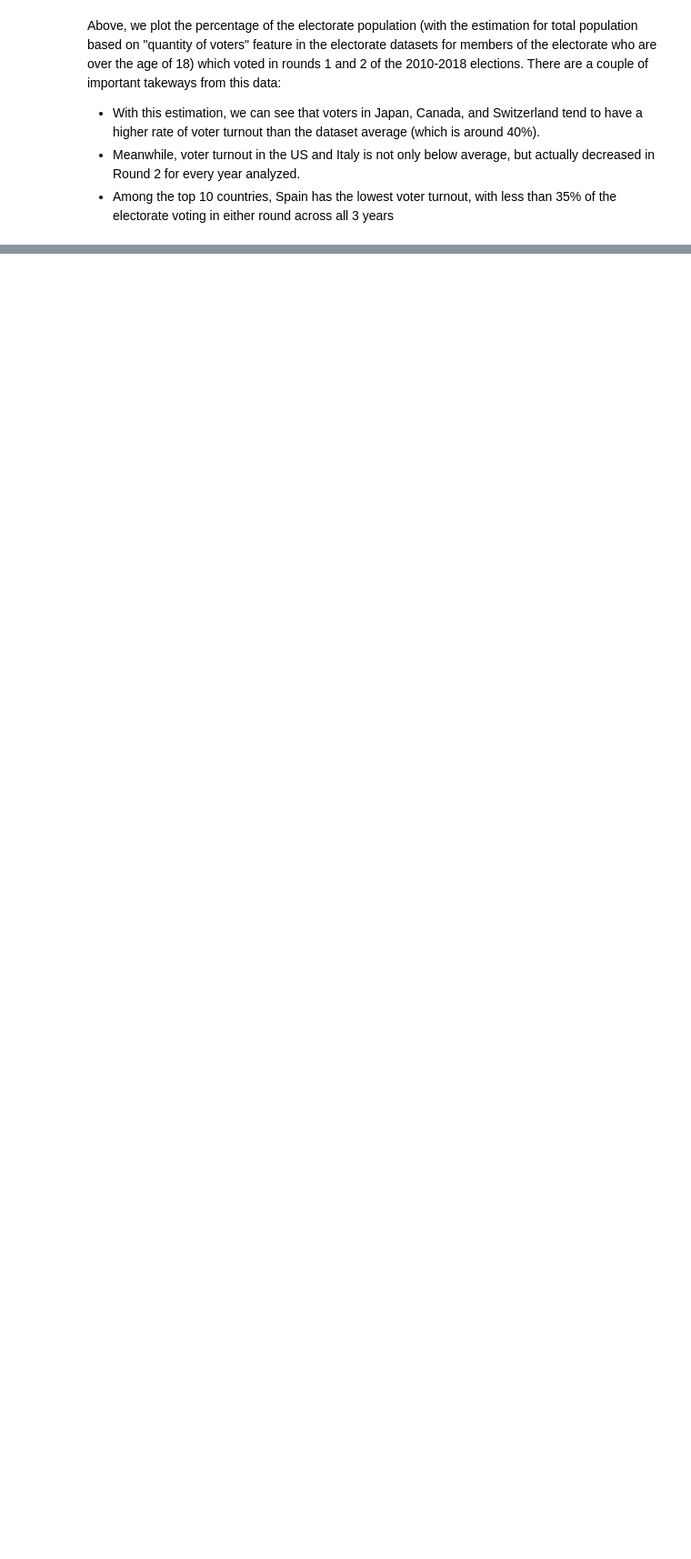
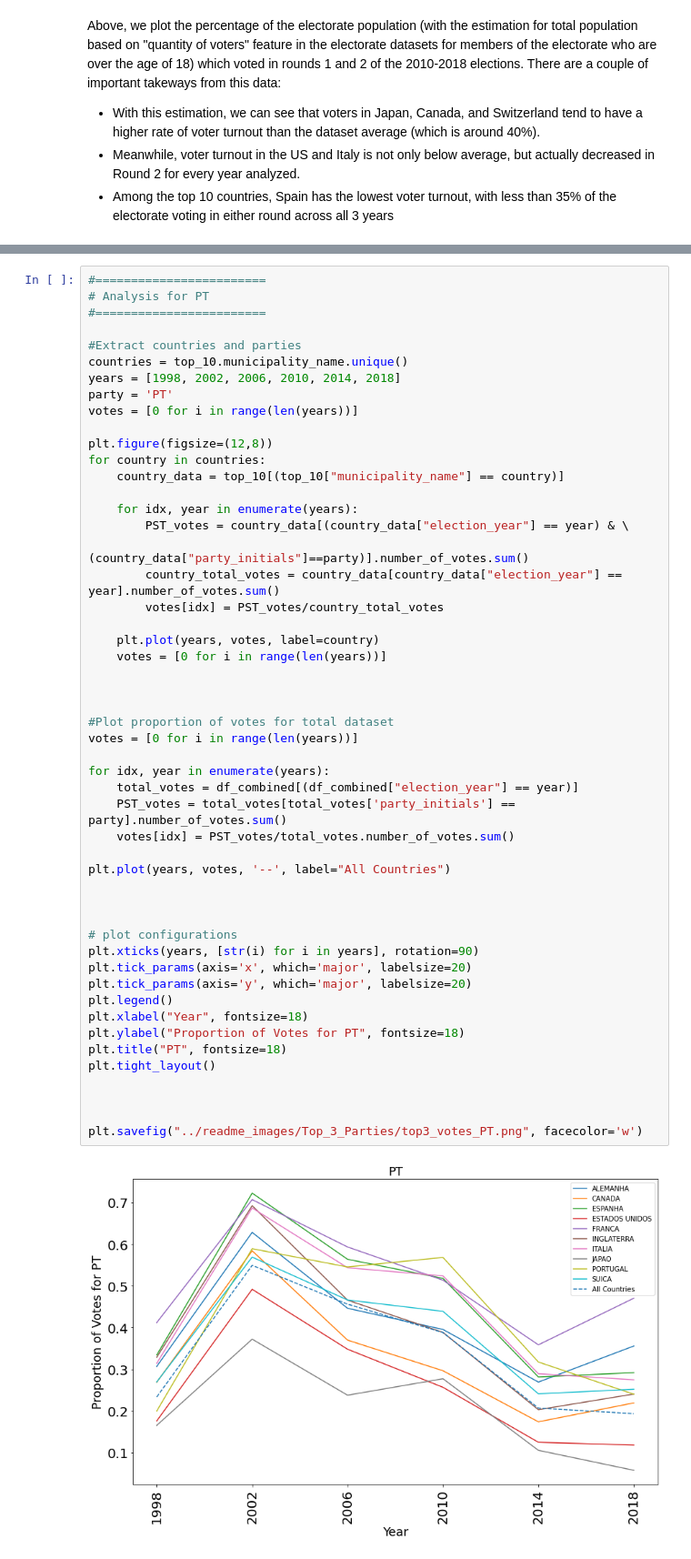
Before and after one commit to BU-Spark/ds-boston-bpda-br-election, a Jupyter notebook: TEAM1/src/votingdata.ipynb, the cells around one changed output, grey strips where cells are left out. Shown at 91% size. Saved outputs shown, nothing was run; the diff lists cells and outputs as text; blank space fills up the shorter version.

Commit message:
added analysis for top 3 parties

```diff
--- a/TEAM1/src/votingdata.ipynb
+++ b/TEAM1/src/votingdata.ipynb
@@ -954,0 +957,53 @@ Above, we plot the percentage of the electorate population (with the estimation
+# %%
+#========================
+# Analysis for PT
+#========================
+
+#Extract countries and parties
+countries = top_10.municipality_name.unique()
+years = [1998, 2002, 2006, 2010, 2014, 2018]
+party = 'PT'
+votes = [0 for i in range(len(years))]
+
+plt.figure(figsize=(12,8))
+for country in countries:
+    country_data = top_10[(top_10["municipality_name"] == country)]
+
+    for idx, year in enumerate(years):
+        PST_votes = country_data[(country_data["election_year"] == year) & \
+                                 (country_data["party_initials"]==party)].number_of_votes.sum()
+        country_total_votes = country_data[country_data["election_year"] == year].number_of_votes.sum()
+        votes[idx] = PST_votes/country_total_votes
+
+    plt.plot(years, votes, label=country)
+    votes = [0 for i in range(len(years))]
+
+
+
+#Plot proportion of votes for total dataset
+votes = [0 for i in range(len(years))]
+
+for idx, year in enumerate(years):
+    total_votes = df_combined[(df_combined["election_year"] == year)]
+    PST_votes = total_votes[total_votes['party_initials'] == party].number_of_votes.sum()
+    votes[idx] = PST_votes/total_votes.number_of_votes.sum()
+
+plt.plot(years, votes, '--', label="All Countries")
+
+
+
+# plot configurations
+plt.xticks(years, [str(i) for i in years], rotation=90)
+plt.tick_params(axis='x', which='major', labelsize=20)
+plt.tick_params(axis='y', which='major', labelsize=20)
+plt.legend()
+plt.xlabel("Year", fontsize=18)
+plt.ylabel("Proportion of Votes for PT", fontsize=18)
+plt.title("PT", fontsize=18)
+plt.tight_layout()
+
+
+
+plt.savefig("../readme_images/Top_3_Parties/top3_votes_PT.png", facecolor='w')
+# %% [output]
+[figure, added]
```
Also changed, not shown: parts of 6 cells of this notebook, 3 other files.
